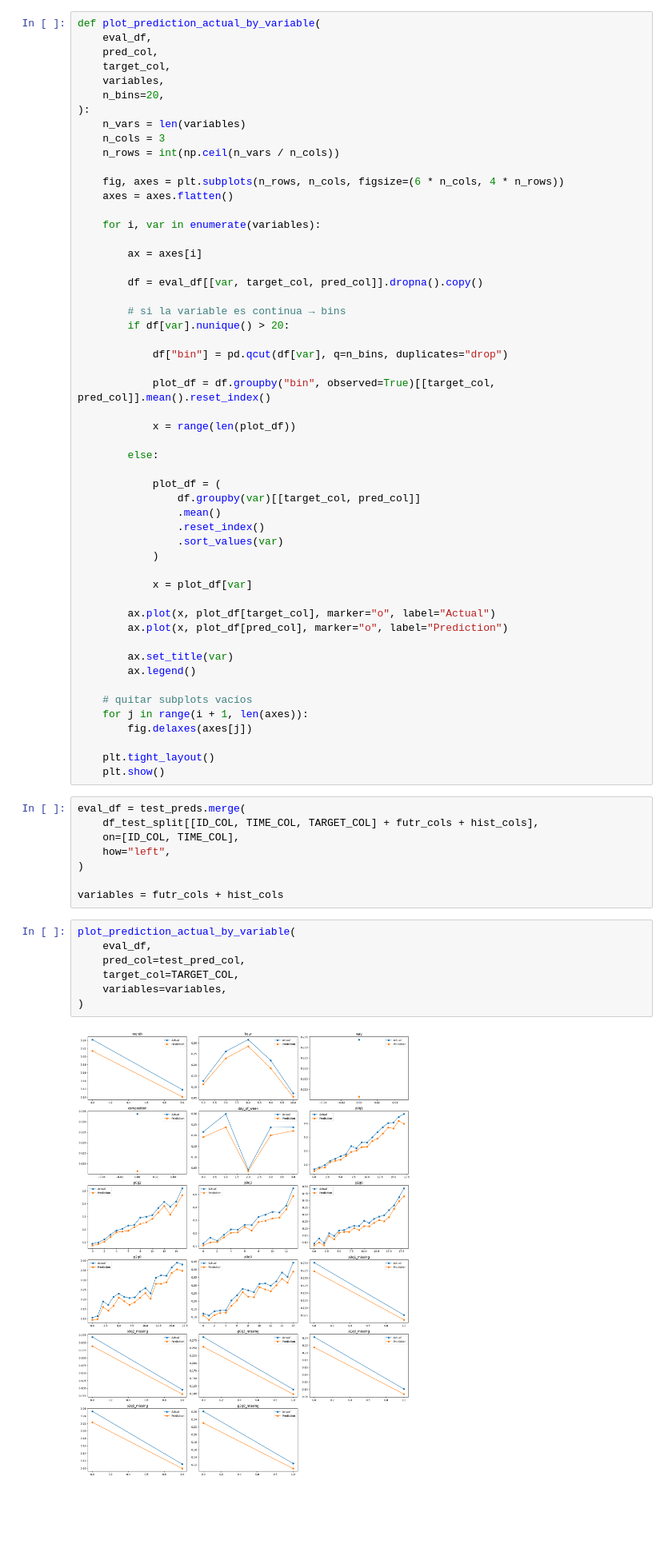
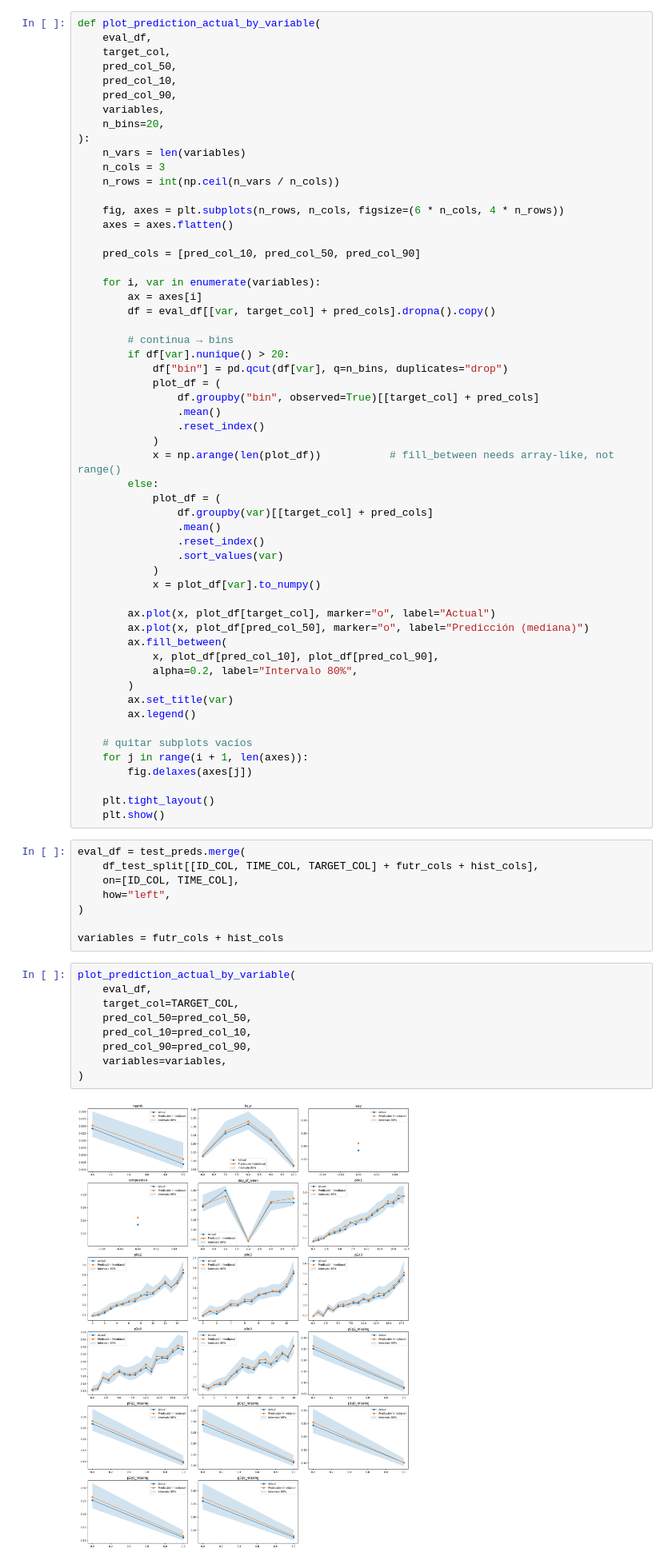
Before and after one commit to contepablod/ML-AI_Bourbaki, a Jupyter notebook: Semana2/TFT_nixtla.ipynb, the cells around one changed output. Shown at 80% size. Saved outputs shown, nothing was run; the diff lists cells and outputs as text; blank space fills up the shorter version.

```diff
--- a/Semana2/TFT_nixtla.ipynb
+++ b/Semana2/TFT_nixtla.ipynb
@@ -876,8 +971,10 @@ Vamos a ver la prediccion por feature:
 # %%
 def plot_prediction_actual_by_variable(
     eval_df,
-    pred_col,
     target_col,
+    pred_col_50,
+    pred_col_10,
+    pred_col_90,
     variables,
     n_bins=20,
 ):
@@ -888,35 +985,36 @@ def plot_prediction_actual_by_variable(
     fig, axes = plt.subplots(n_rows, n_cols, figsize=(6 * n_cols, 4 * n_rows))
     axes = axes.flatten()
 
+    pred_cols = [pred_col_10, pred_col_50, pred_col_90]
+
     for i, var in enumerate(variables):
+        ax = axes[i]
+        df = eval_df[[var, target_col] + pred_cols].dropna().copy()
 
-        ax = axes[i]
-
-        df = eval_df[[var, target_col, pred_col]].dropna().copy()
-
-        # si la variable es continua → bins
+        # continua → bins
         if df[var].nunique() > 20:
-
             df["bin"] = pd.qcut(df[var], q=n_bins, duplicates="drop")
-
-            plot_df = df.groupby("bin", observed=True)[[target_col, pred_col]].mean().reset_index()
-
-            x = range(len(plot_df))
-
+            plot_df = (
+                df.groupby("bin", observed=True)[[target_col] + pred_cols]
+                .mean()
+                .reset_index()
+            )
+            x = np.arange(len(plot_df))           # fill_between needs array-like, not range()
         else:
-
             plot_df = (
-                df.groupby(var)[[target_col, pred_col]]
+                df.groupby(var)[[target_col] + pred_cols]
                 .mean()
                 .reset_index()
                 .sort_values(var)
             )
-
-            x = plot_df[var]
+            x = plot_df[var].to_numpy()
 
         ax.plot(x, plot_df[target_col], marker="o", label="Actual")
-        ax.plot(x, plot_df[pred_col], marker="o", label="Prediction")
-
+        ax.plot(x, plot_df[pred_col_50], marker="o", label="Predicción (mediana)")
+        ax.fill_between(
+            x, plot_df[pred_col_10], plot_df[pred_col_90],
+            alpha=0.2, label="Intervalo 80%",
+        )
         ax.set_title(var)
         ax.legend()
 
@@ -937,12 +1035,14 @@ variables = futr_cols + hist_cols
 # %%
 plot_prediction_actual_by_variable(
     eval_df,
-    pred_col=test_pred_col,
     target_col=TARGET_COL,
+    pred_col_50=pred_col_50,
+    pred_col_10=pred_col_10,
+    pred_col_90=pred_col_90,
     variables=variables,
 )
 # %% [output]
-[figure, old version]
+[figure, new version]
 # %% [markdown]
 Ahora veamos la prediccion por registro
 # %%
```
Also changed, not shown: parts of 32 cells of this notebook, 1 other file.
